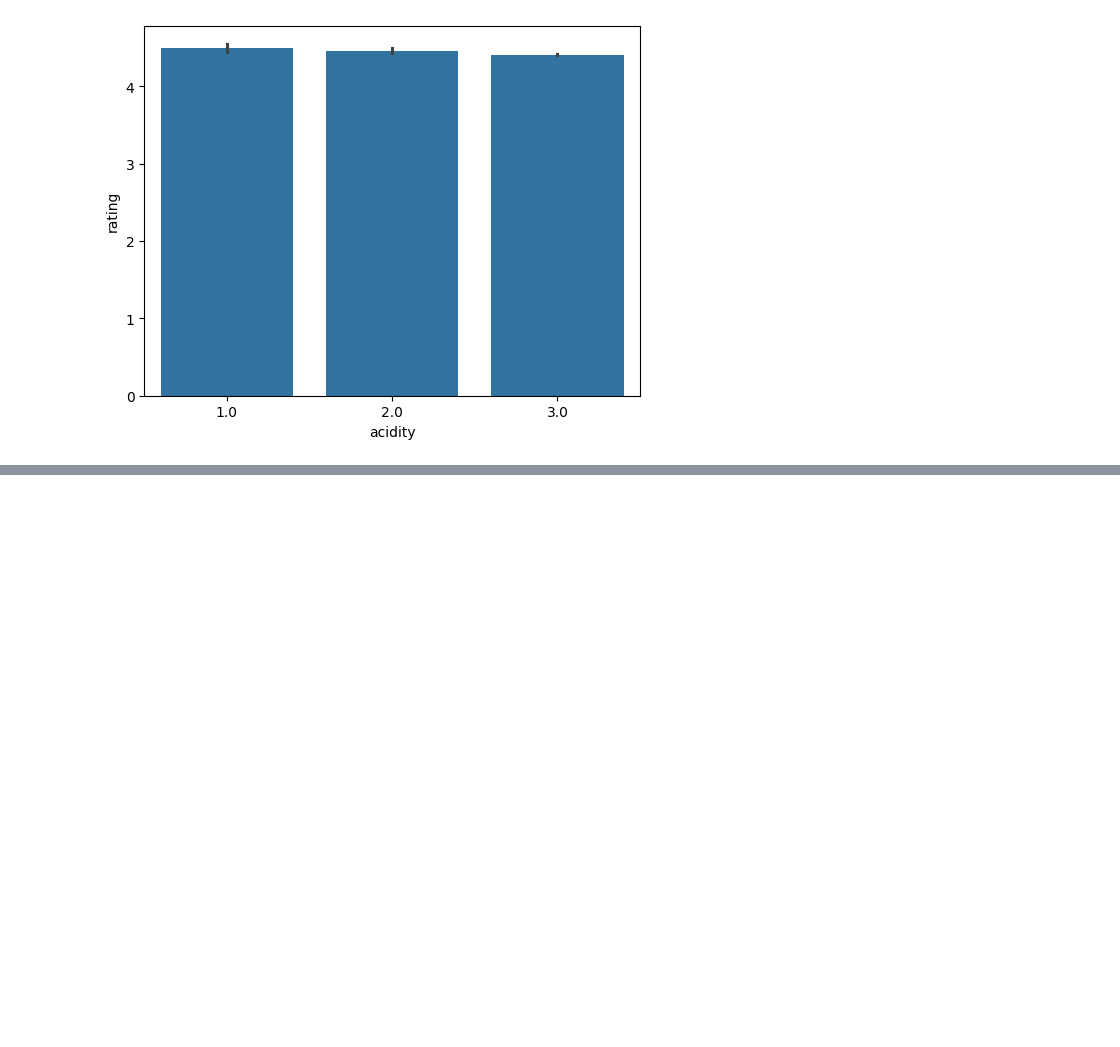
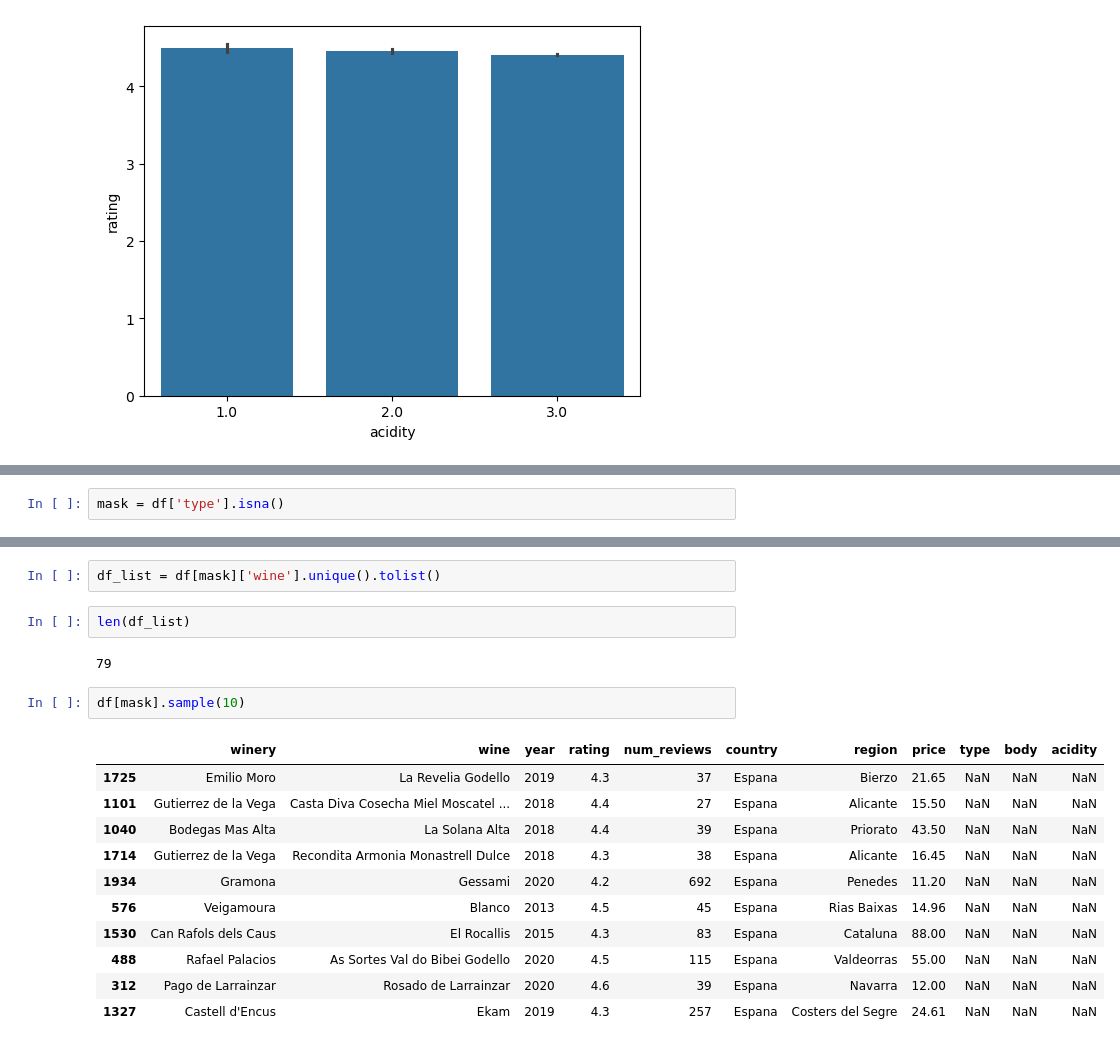
Before and after one commit to NataliaHerrera-DA/proyecto-da-promo-60-modulo-4-team-1, a Jupyter notebook: ETL.ipynb, the cells around one changed output, grey strips where cells are left out. Drawn from its saved outputs; the diff is of its cells as text; blank space fills up the shorter version.

```diff
--- a/ETL.ipynb
+++ b/ETL.ipynb
@@ -251,3 +251,5 @@ Name: proportion, dtype: float64
  Sparkling             0.24
  Sauvignon Blanc       0.20
  Name: proportion, dtype: float64}
+# %%
+mask = df['type'].isna()
@@ -253,0 +265,20 @@ Name: proportion, dtype: float64
+# %%
+df_list = df[mask]['wine'].unique().tolist()
+# %%
+len(df_list)
+# %% [output]
+79
+# %%
+df[mask].sample(10)
+# %% [output]
+|  | winery | wine | year | rating | num_reviews | country | region | price | type | body | acidity |
+| 1725 | Emilio Moro | La Revelia Godello | 2019 | 4.3 | 37 | Espana | Bierzo | 21.65 | NaN | NaN | NaN |
+| 1101 | Gutierrez de la Vega | Casta Diva Cosecha Miel Moscatel ... | 2018 | 4.4 | 27 | Espana | Alicante | 15.50 | NaN | NaN | NaN |
+| 1040 | Bodegas Mas Alta | La Solana Alta | 2018 | 4.4 | 39 | Espana | Priorato | 43.50 | NaN | NaN | NaN |
+| 1714 | Gutierrez de la Vega | Recondita Armonia Monastrell Dulce | 2018 | 4.3 | 38 | Espana | Alicante | 16.45 | NaN | NaN | NaN |
+| 1934 | Gramona | Gessami | 2020 | 4.2 | 692 | Espana | Penedes | 11.20 | NaN | NaN | NaN |
+| 576 | Veigamoura | Blanco | 2013 | 4.5 | 45 | Espana | Rias Baixas | 14.96 | NaN | NaN | NaN |
+| 1530 | Can Rafols dels Caus | El Rocallis | 2015 | 4.3 | 83 | Espana | Cataluna | 88.00 | NaN | NaN | NaN |
+| 488 | Rafael Palacios | As Sortes Val do Bibei Godello | 2020 | 4.5 | 115 | Espana | Valdeorras | 55.00 | NaN | NaN | NaN |
+| 312 | Pago de Larrainzar | Rosado de Larrainzar | 2020 | 4.6 | 39 | Espana | Navarra | 12.00 | NaN | NaN | NaN |
+| 1327 | Castell d'Encus | Ekam | 2019 | 4.3 | 257 | Espana | Costers del Segre | 24.61 | NaN | NaN | NaN |
```
Also changed, not shown: parts of 36 cells of this notebook, 3 other files.
